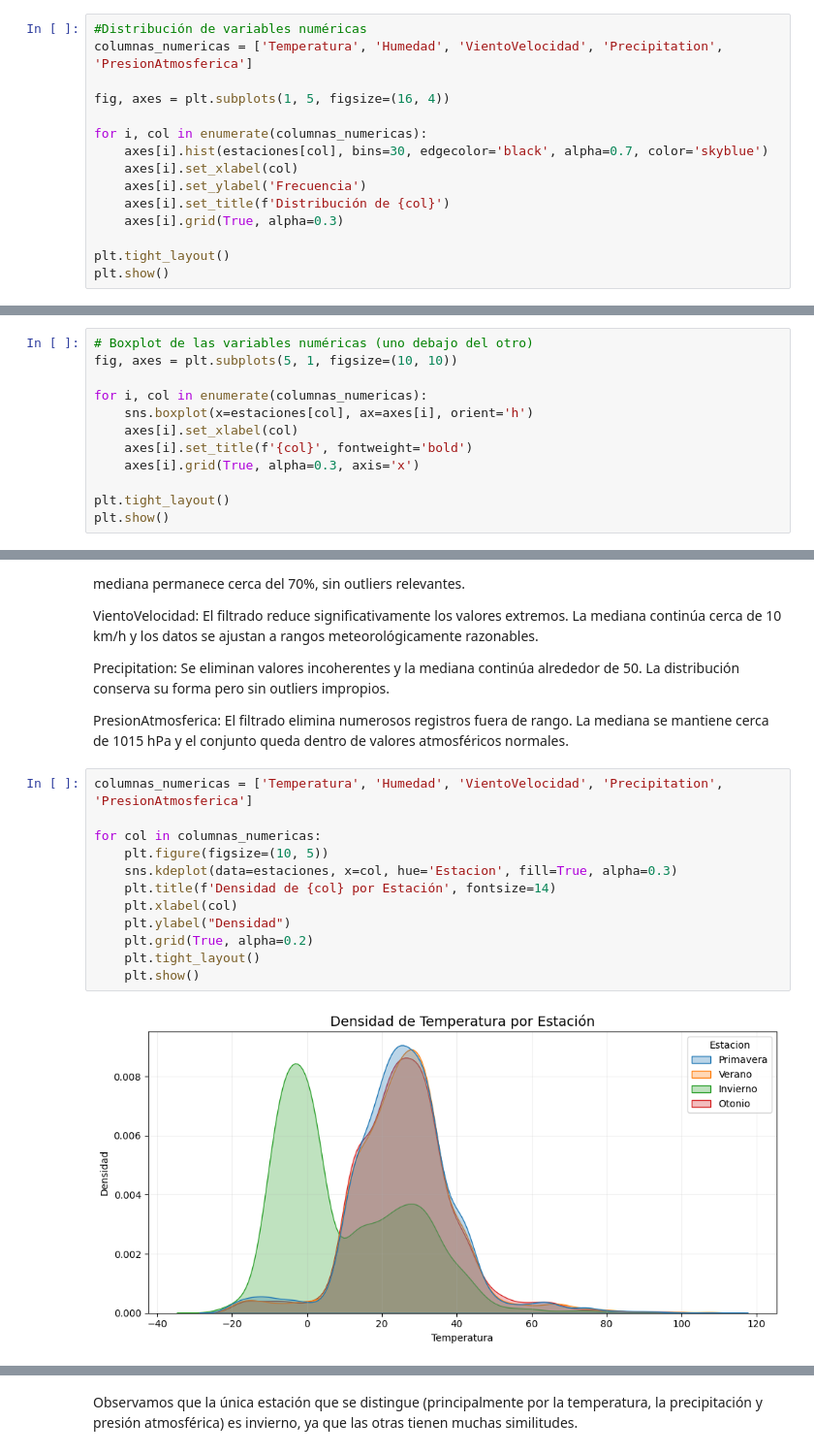
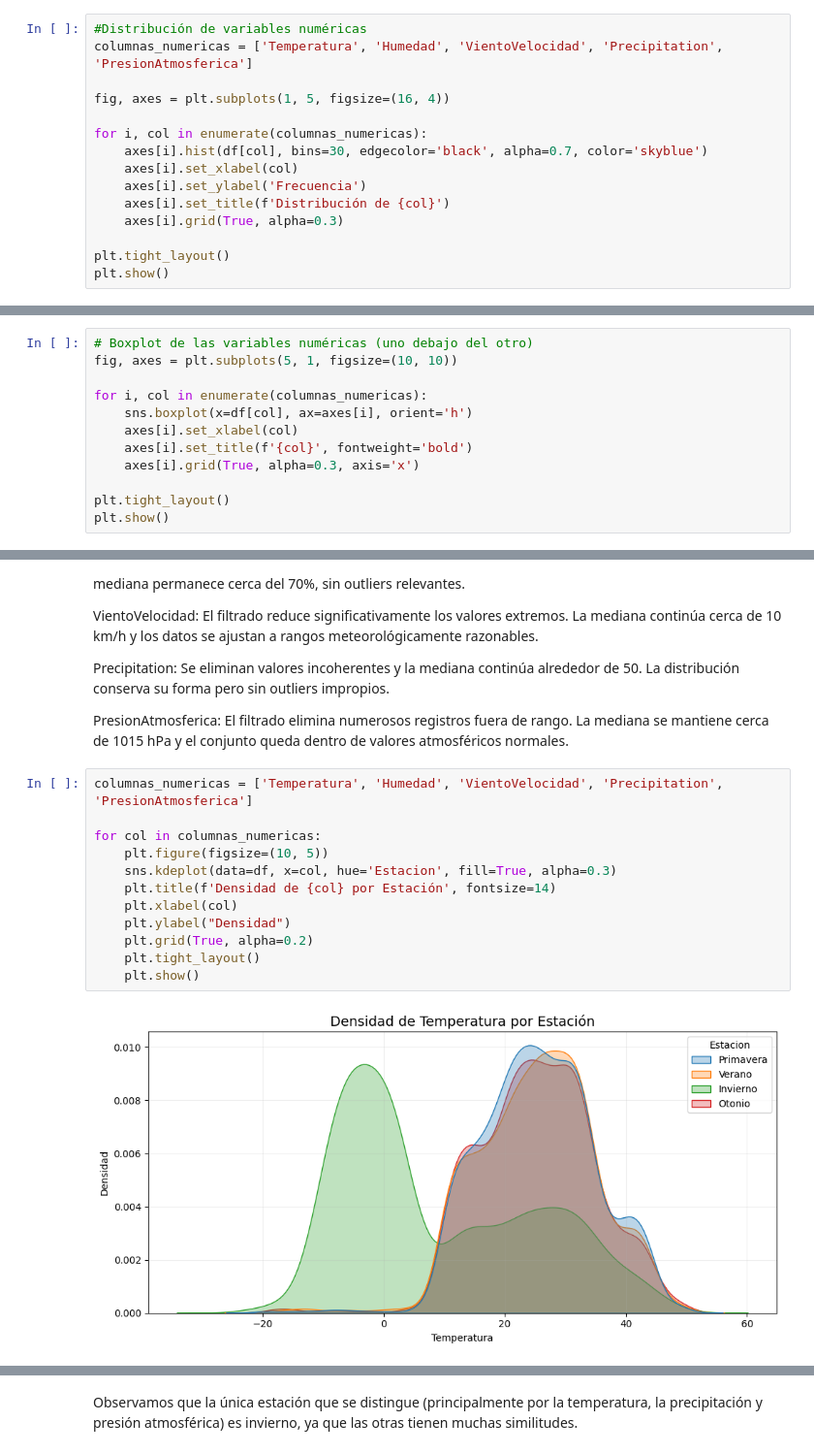
Before and after one commit to Fabrote/season-classifier, a Jupyter notebook: MD-TP3_TAPIA-PALACIO.ipynb, the cells around one changed output, grey strips where cells are left out. Shown at 97% size. Drawn from its saved outputs; the diff is of its cells as text.

```diff
--- a/MD-TP3_TAPIA-PALACIO.ipynb
+++ b/MD-TP3_TAPIA-PALACIO.ipynb
@@ -200,7 +198,7 @@ columnas_numericas = ['Temperatura', 'Humedad', 'VientoVelocidad', 'Precipitatio
 fig, axes = plt.subplots(1, 5, figsize=(16, 4))
 
 for i, col in enumerate(columnas_numericas):
-    axes[i].hist(estaciones[col], bins=30, edgecolor='black', alpha=0.7, color='skyblue')
+    axes[i].hist(df[col], bins=30, edgecolor='black', alpha=0.7, color='skyblue')
     axes[i].set_xlabel(col)
     axes[i].set_ylabel('Frecuencia')
     axes[i].set_title(f'Distribución de {col}')
@@ -225,7 +223,7 @@ plt.show()
 fig, axes = plt.subplots(5, 1, figsize=(10, 10))
 
 for i, col in enumerate(columnas_numericas):
-    sns.boxplot(x=estaciones[col], ax=axes[i], orient='h')
+    sns.boxplot(x=df[col], ax=axes[i], orient='h')
     axes[i].set_xlabel(col)
     axes[i].set_title(f'{col}', fontweight='bold')
     axes[i].grid(True, alpha=0.3, axis='x')
@@ -247,14 +257,14 @@ PresionAtmosferica: El filtrado elimina numerosos registros fuera de rango. La m
 # %%
 columnas_numericas = ['Temperatura', 'Humedad', 'VientoVelocidad', 'Precipitation', 'PresionAtmosferica']
 
 for col in columnas_numericas:
     plt.figure(figsize=(10, 5))
-    sns.kdeplot(data=estaciones, x=col, hue='Estacion', fill=True, alpha=0.3)
+    sns.kdeplot(data=df, x=col, hue='Estacion', fill=True, alpha=0.3)
     plt.title(f'Densidad de {col} por Estación', fontsize=14)
     plt.xlabel(col)
     plt.ylabel("Densidad")
     plt.grid(True, alpha=0.2)
     plt.tight_layout()
     plt.show()
 # %% [output]
-[figure, old version]
+[figure, new version]
```
Also changed, not shown: parts of 29 cells of this notebook.
